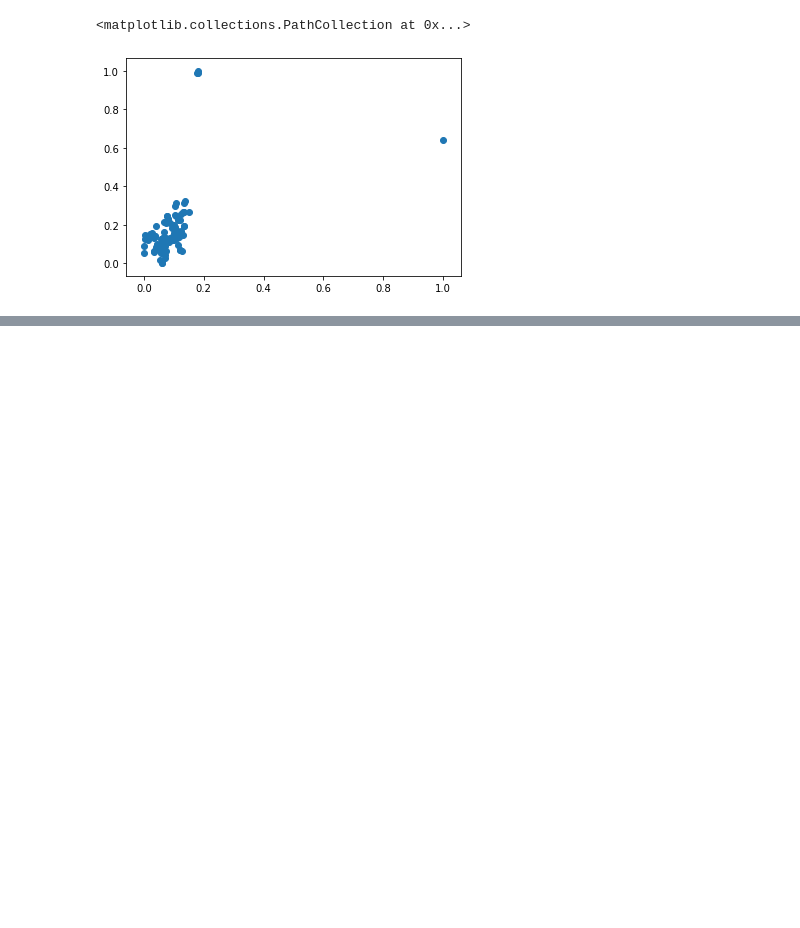
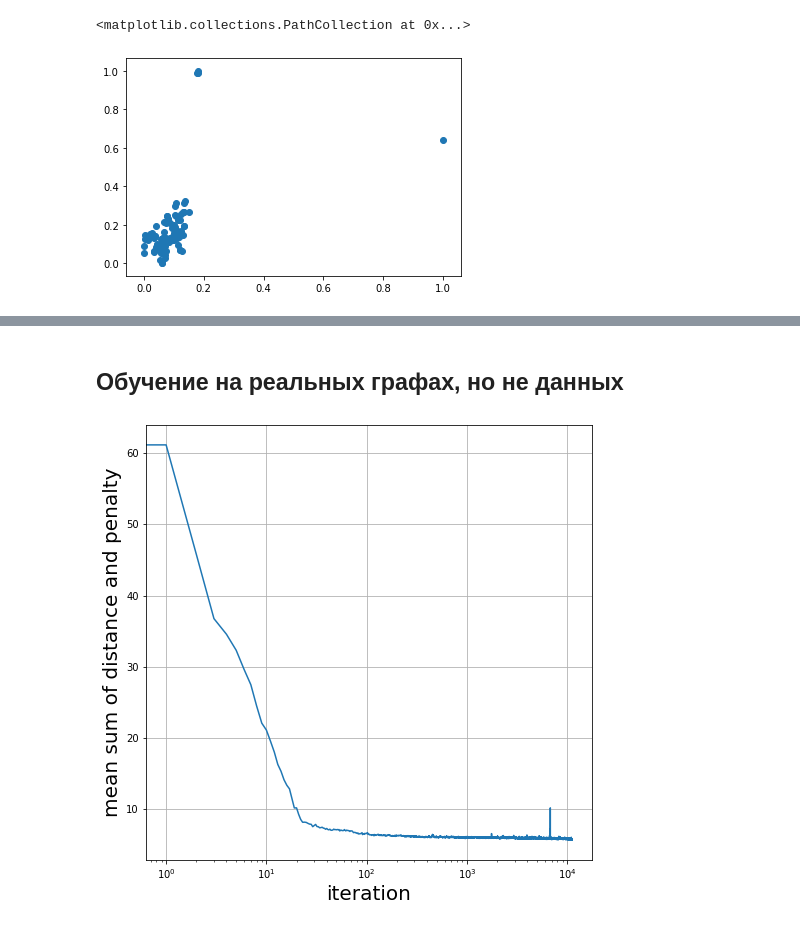
Before and after one commit to Arssel/CMC6, a Jupyter notebook: Experiments_JAMPR.ipynb, the cells around one changed output, grey strips where cells are left out. Saved outputs shown, nothing was run; the diff lists cells and outputs as text; code cells hidden in the pictures; blank space fills up the shorter version.

Commit message:
added real data sampling experiments

```diff
--- a/Experiments_JAMPR.ipynb
+++ b/Experiments_JAMPR.ipynb
@@ -833,0 +660,22 @@ for r in routes[num_data][0].squeeze():
+# %% [markdown]
+## Обучение на реальных графах, но не данных
+# %%
+file_name = 'jampr_mod_real_100_Mar_22_00_33_40_2021'
+
+f = open('./models/' + file_name + '_loss_on_iteration.pkl', 'rb')
+loss = pickle.load(f)
+f.close()
+f = open('./models/' + file_name + '_reward_on_iteration.pkl', 'rb')
+reward = pickle.load(f)
+f.close()
+# %%
+fig = plt.figure(figsize=(8,8))
+ax = fig.add_subplot(1, 1, 1)
+ax.set_xscale('log')
+plt.plot(reward)
+plt.xlabel('iteration', fontsize=20)
+plt.ylabel('mean sum of distance and penalty', fontsize=20)
+plt.grid()
+#fig.savefig('reward_20_twtsp.png')
+# %% [output]
+[figure, added]
```
Also changed, not shown: parts of 73 cells of this notebook, 6 other files.
